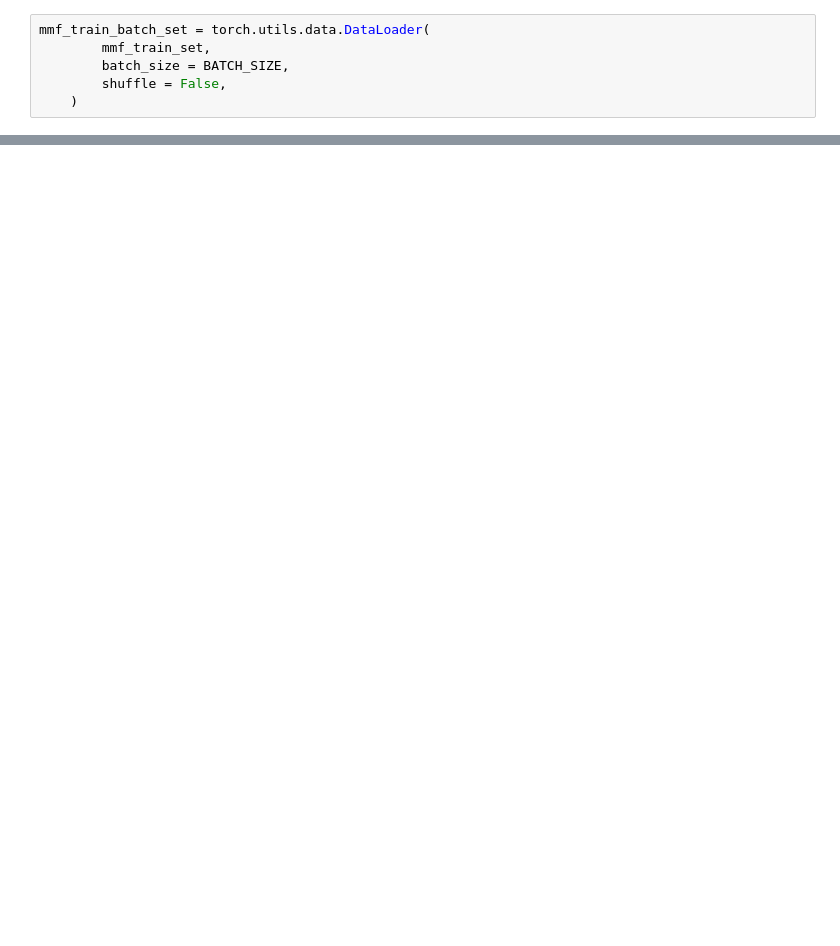
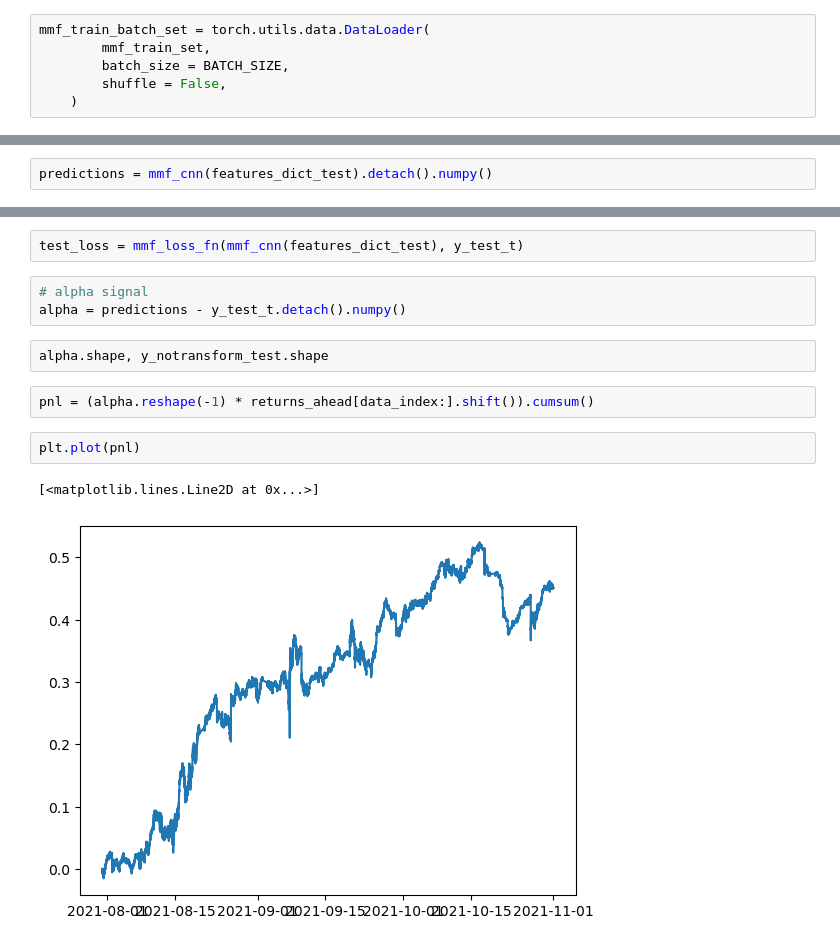
Before and after one commit to dmtrpolovnikov/ML_course, a Jupyter notebook: task_09_polovnikov.ipynb, the cells around one changed output, grey strips where cells are left out. Saved outputs shown, nothing was run; the diff lists cells and outputs as text; blank space fills up the shorter version.

```diff
--- a/task_09_polovnikov.ipynb
+++ b/task_09_polovnikov.ipynb
@@ -355,0 +360,2 @@ KeyboardInterrupt:
+# %%
+predictions = mmf_cnn(features_dict_test).detach().numpy()
@@ -355,0 +366,14 @@ KeyboardInterrupt:
+# %%
+test_loss = mmf_loss_fn(mmf_cnn(features_dict_test), y_test_t)
+# %%
+# alpha signal
+alpha = predictions - y_test_t.detach().numpy()
+# %%
+alpha.shape, y_notransform_test.shape
+# %%
+pnl = (alpha.reshape(-1) * returns_ahead[data_index:].shift()).cumsum()
+# %%
+plt.plot(pnl)
+# %% [output]
+[<matplotlib.lines.Line2D at 0x...>]
+[figure, added]
```
Also changed, not shown: parts of 27 cells of this notebook.
